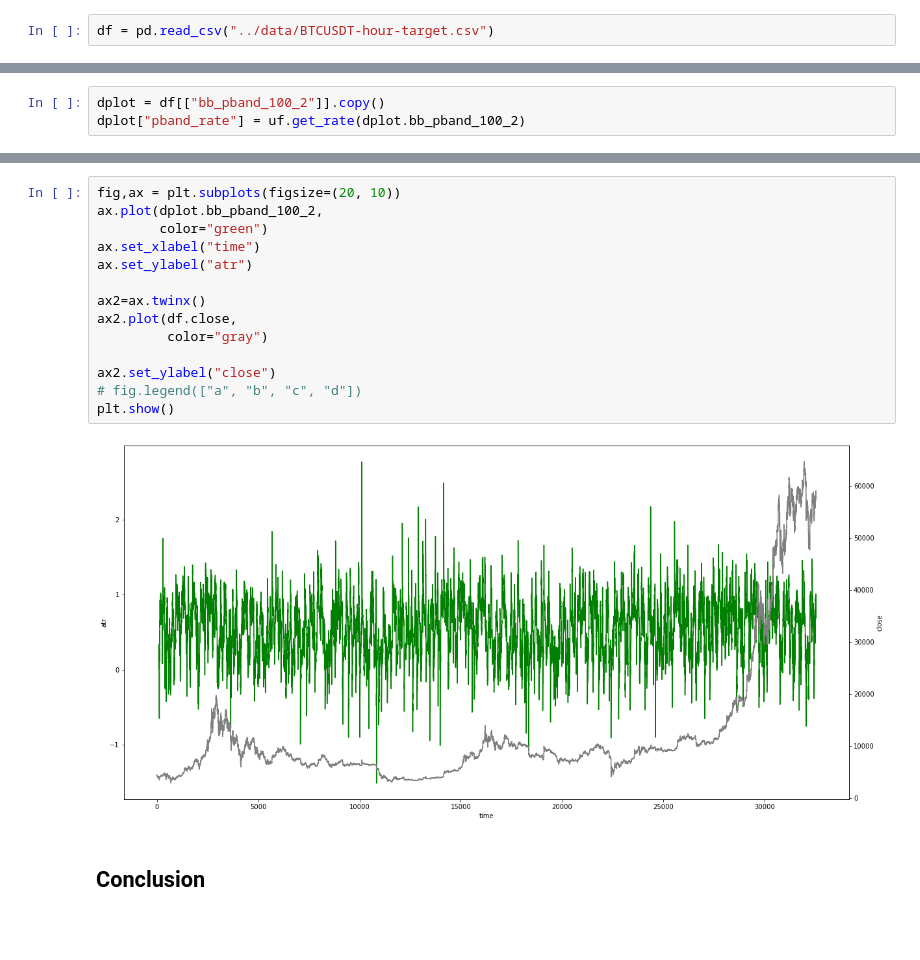
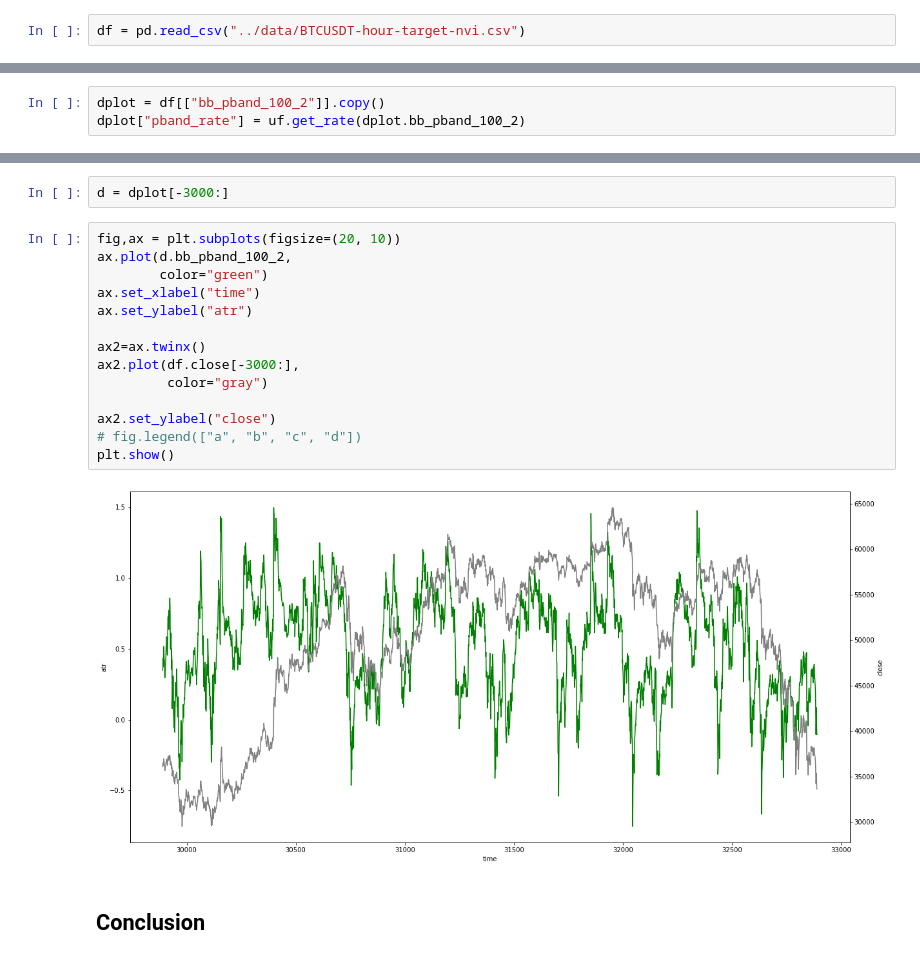
Before and after one commit to sunnymnie/bitcoin-printer, a Jupyter notebook: analysis-features/volatility-bb.ipynb, the cells around one changed output, grey strips where cells are left out. Drawn from its saved outputs; the diff is of its cells as text; blank space fills up the shorter version.

Commit message:
did a lot. Work on model dip, highest 0.67 correlation! Found fundamental data, analyze tomorrow

```diff
--- a/analysis-features/volatility-bb.ipynb
+++ b/analysis-features/volatility-bb.ipynb
@@ -11,5 +14,5 @@ from ta.volatility import BollingerBands
 # %%
-df = pd.read_csv("../data/BTCUSDT-hour-target.csv")
+df = pd.read_csv("../data/BTCUSDT-hour-target-nvi.csv")
 # %% [markdown]
 ## Variations and default correlations
 Results:
@@ -153,19 +159,21 @@ ax = sns.heatmap(corr_matrix,
+# %%
+d = dplot[-3000:]
 # %%
 fig,ax = plt.subplots(figsize=(20, 10))
-ax.plot(dplot.bb_pband_100_2,
+ax.plot(d.bb_pband_100_2,
         color="green")
 ax.set_xlabel("time")
 ax.set_ylabel("atr")
 
 ax2=ax.twinx()
-ax2.plot(df.close,
+ax2.plot(df.close[-3000:],
          color="gray")
 
 ax2.set_ylabel("close")
 # fig.legend(["a", "b", "c", "d"])
 plt.show()
 # %% [output]
-[figure, old version]
+[figure, new version]
 # %% [markdown]
 ## Conclusion
 # %%
```
Also changed, not shown: parts of 8 cells of this notebook, 11 other files.
